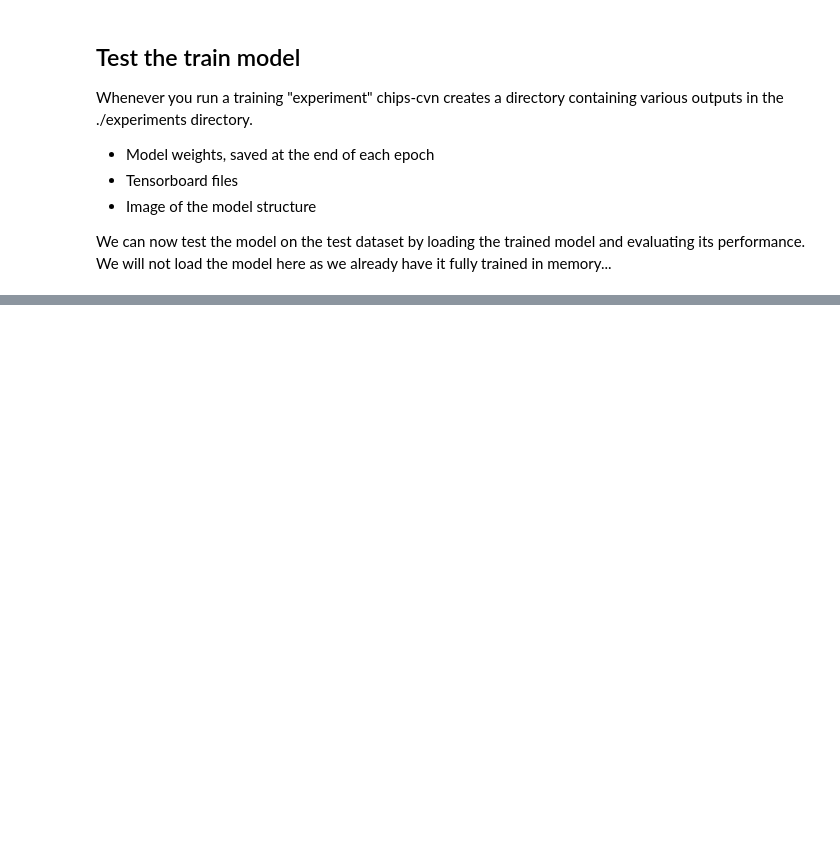
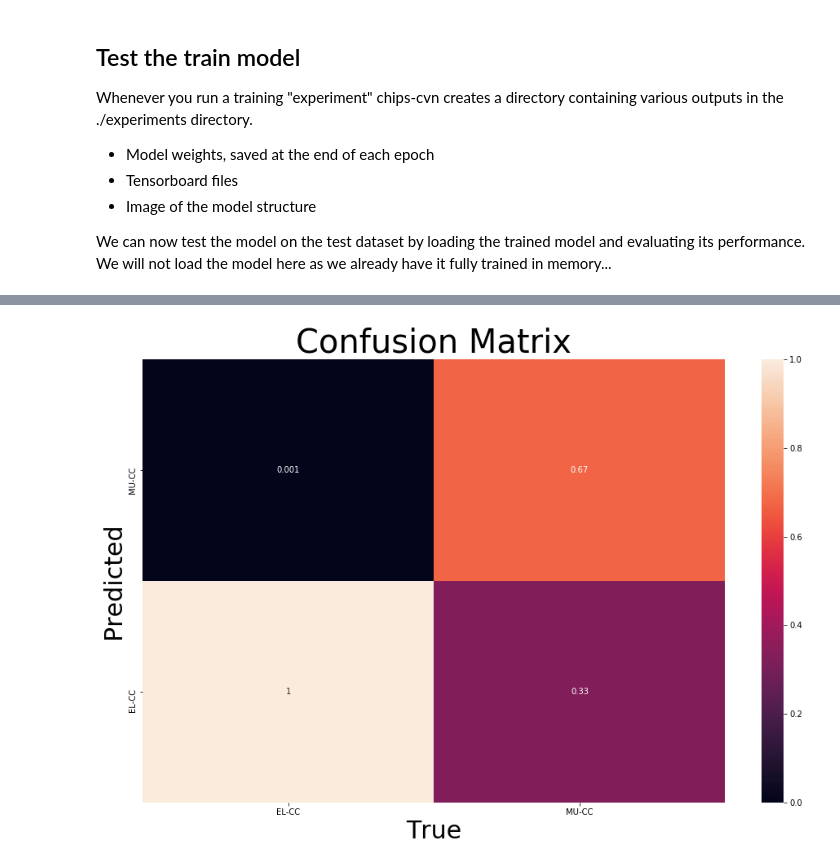
Before and after one commit to chipsneutrino/chips-net, a Jupyter notebook: example.ipynb, the cells around one changed output, grey strips where cells are left out. Drawn from its saved outputs; the diff is of its cells as text; code cells hidden in the pictures; blank space fills up the shorter version.

```diff
--- a/example.ipynb
+++ b/example.ipynb
@@ -181,0 +202,9 @@ Welcome to JupyROOT 6.18/04
+# %%
+import chipscvn.config as config
+import chipscvn.data as data
+import chipscvn.models as models
+import chipscvn.trainers as trainer
+
+conf = config.process_config("config/example_classification.yml")    # Load the example configuration
+data_loader = data.DataLoader(conf)                                  # Setup the TF datasets
+model = utils.get_model(conf)                                        # Create the model
@@ -181,0 +239,5 @@ Welcome to JupyROOT 6.18/04
+# %%
+import chipscvn.evaluators as evaluators
+evaluator = utils.get_evaluator(conf)
+evaluator.run()
+labels, predictions = evaluators.predict(data_loader.test_data(), model)
@@ -181,0 +246,9 @@ Welcome to JupyROOT 6.18/04
+# %%
+import numpy as np
+
+def prediction_classifier(row):
+    return np.asarray(row["category"]).argmax()
+
+predictions['category'] = predictions.apply(prediction_classifier, axis=1)
+labels["category"] = labels["category"].astype('int')
+predictions["category"] = predictions["category"].astype('int')
@@ -181,0 +273,18 @@ Welcome to JupyROOT 6.18/04
+# %%
+from sklearn.metrics import confusion_matrix
+import seaborn as sn
+import pandas as pd
+import matplotlib.pyplot as plt
+matrix = confusion_matrix(labels["category"], predictions["category"], normalize='true')
+matrix_transpose = np.rot90(matrix, 1)
+df_cm = pd.DataFrame(matrix_transpose,
+                     index = ["MU-CC", "EL-CC"],
+                     columns = ["EL-CC", "MU-CC"])
+plt.figure(figsize=(16,10))
+sn.heatmap(df_cm, annot=True, vmin=0.0, vmax=1.0)
+plt.title('Confusion Matrix', fontsize = 40) # title with fontsize 20
+plt.xlabel('True', fontsize = 30) # x-axis label with fontsize 15
+plt.ylabel('Predicted', fontsize = 30) # y-axis label with fontsize 15
+plt.show()
+# %% [output]
+[figure, added]
```
Also changed, not shown: parts of 11 cells of this notebook, 2 other files.
